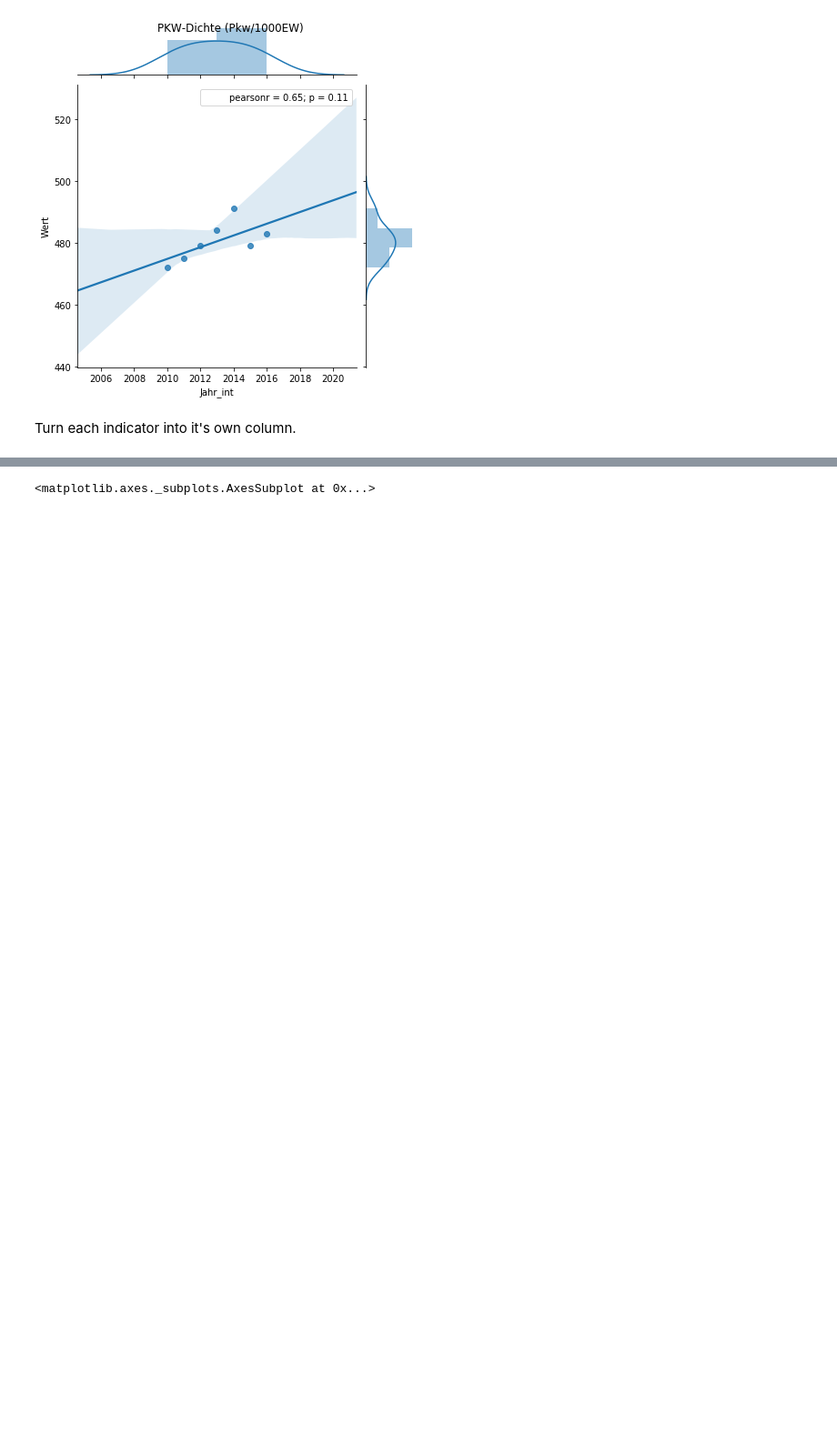
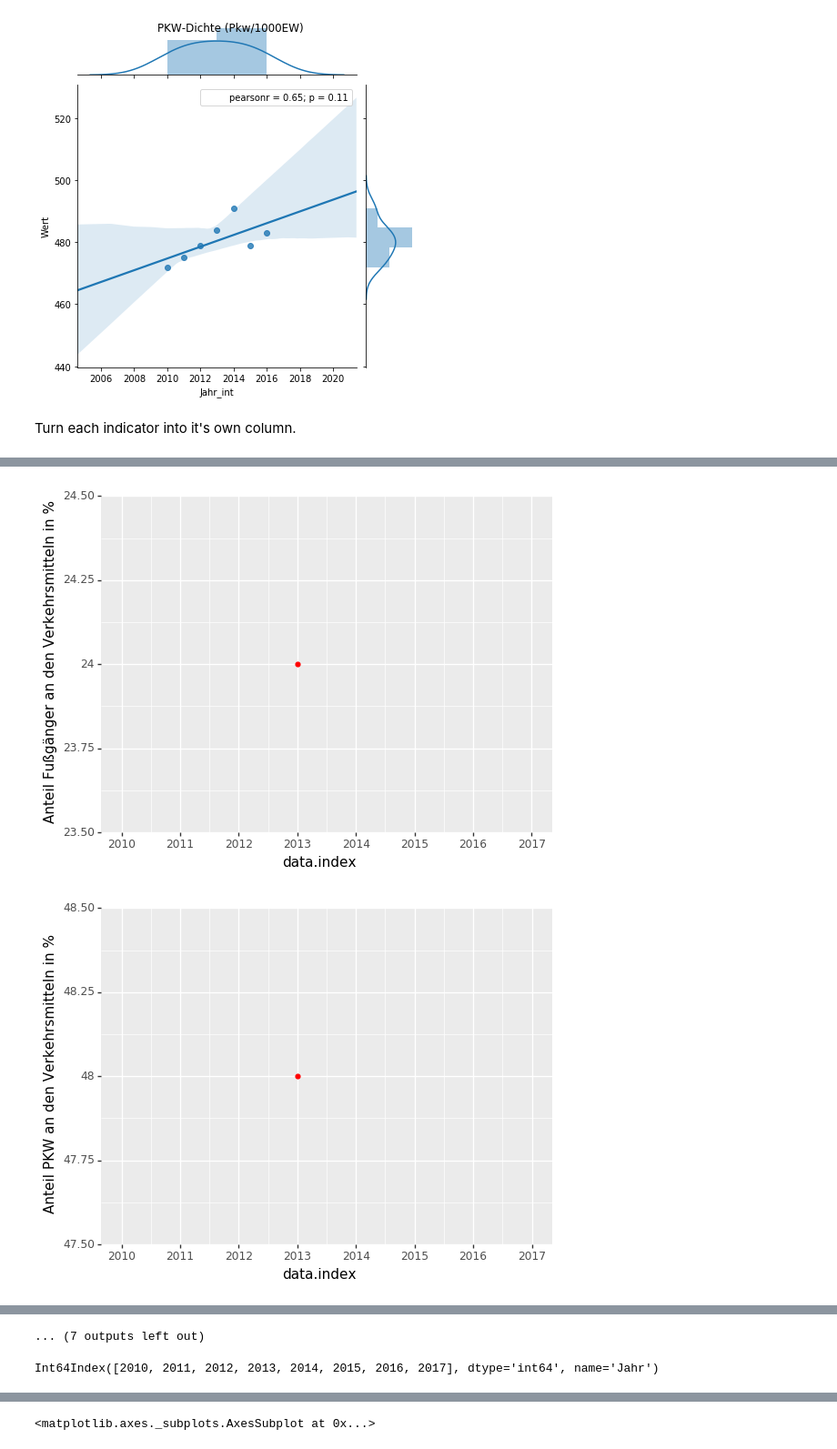
Before and after one commit to codeforosnabrueck/kosmos, a Jupyter notebook: parsing_and_analysis.ipynb, the cells around one changed output, grey strips where cells are left out. Shown at 91% size. Cells and saved outputs as stored; diff of their text form; code cells hidden in the pictures; blank space fills up the shorter version.

Commit message:
Try to make data more tidy

```diff
--- a/parsing_and_analysis.ipynb
+++ b/parsing_and_analysis.ipynb
@@ -168,0 +202,3 @@ data = data.pivot(index='Jahr', columns='Indikator', values='Wert')
+# %%
+data['Jahr'] = data.index
+data
@@ -168,0 +216,14 @@ data = data.pivot(index='Jahr', columns='Indikator', values='Wert')
+# %%
+with warnings.catch_warnings():
+    warnings.simplefilter("ignore")
+
+    for kennzahl in data.columns:
+        (ggplot(data, aes(x='data.index', y=kennzahl))
+                 + geom_point(color='red', na_rm=True)
+                 + geom_line(color='red')
+                 + geom_smooth(method='lm')
+                 + scale_x_date(date_breaks='1 year', date_labels='%Y')
+        ).draw()
+# %% [output]
+[figure, added]
+[figure, added]
@@ -168,0 +240 @@ data = data.pivot(index='Jahr', columns='Indikator', values='Wert')
+... (7 outputs left out)
@@ -168,0 +243,4 @@ data = data.pivot(index='Jahr', columns='Indikator', values='Wert')
+# %%
+data.index.year
+# %% [output]
+Int64Index([2010, 2011, 2012, 2013, 2014, 2015, 2016, 2017], dtype='int64', name='Jahr')
```
Also changed, not shown: parts of 9 cells of this notebook.
